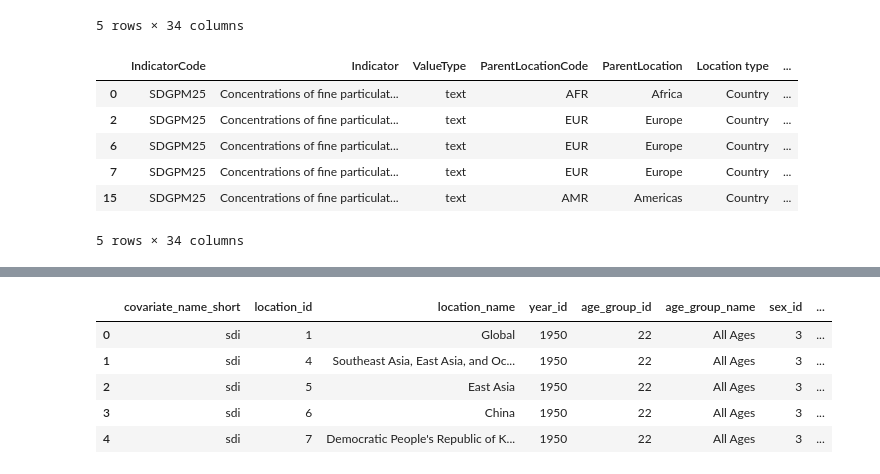
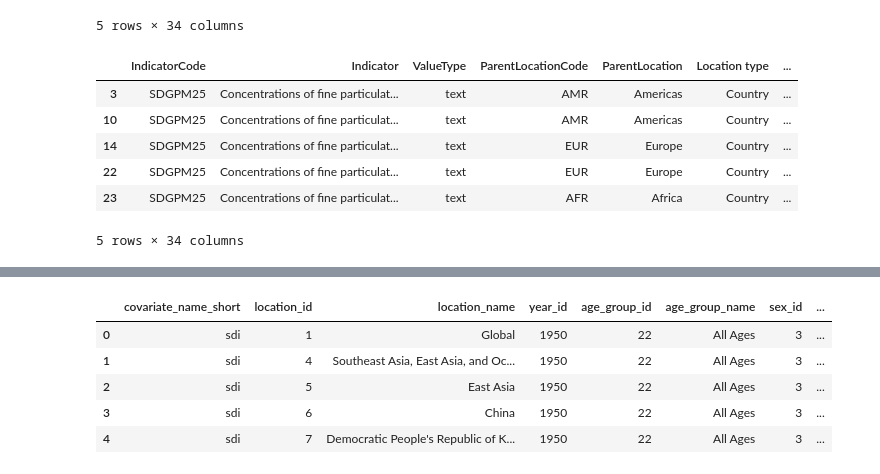
Before and after one commit to ibrahim-sisar/ET6-CDSP-group-09-repo, a Jupyter notebook: 2_data_preparation/covid_deaths_all_countries.ipynb, the cells around one changed output, grey strips where cells are left out. Drawn from its saved outputs; the diff is of its cells as text; code cells hidden in the pictures.

```diff
--- a/2_data_preparation/covid_deaths_all_countries.ipynb
+++ b/2_data_preparation/covid_deaths_all_countries.ipynb
@@ -88,20 +90,20 @@ pm25_concentration = pm25_concentration.rename(
 )
 # %%
 years_to_keep = [2010, 2011, 2012, 2013, 2014, 2015, 2016, 2017, 2018, 2019]
-category_to_keep = ["Cities"]
+category_to_keep = ["Total"]
 
 pm25_concentration = pm25_concentration[
     pm25_concentration["Year"].isin(years_to_keep)
     & pm25_concentration["Population Category"].isin(category_to_keep)
 ]
 pm25_concentration.head()
 # %% [output]
 |  | IndicatorCode | Indicator | ValueType | ParentLocationCode | ParentLocation | Location type | ... |
-| 0 | SDGPM25 | Concentrations of fine particulat... | text | AFR | Africa | Country | ... |
-| 2 | SDGPM25 | Concentrations of fine particulat... | text | EUR | Europe | Country | ... |
-| 6 | SDGPM25 | Concentrations of fine particulat... | text | EUR | Europe | Country | ... |
-| 7 | SDGPM25 | Concentrations of fine particulat... | text | EUR | Europe | Country | ... |
-| 15 | SDGPM25 | Concentrations of fine particulat... | text | AMR | Americas | Country | ... |
+| 3 | SDGPM25 | Concentrations of fine particulat... | text | AMR | Americas | Country | ... |
+| 10 | SDGPM25 | Concentrations of fine particulat... | text | AMR | Americas | Country | ... |
+| 14 | SDGPM25 | Concentrations of fine particulat... | text | EUR | Europe | Country | ... |
+| 22 | SDGPM25 | Concentrations of fine particulat... | text | EUR | Europe | Country | ... |
+| 23 | SDGPM25 | Concentrations of fine particulat... | text | AFR | Africa | Country | ... |
 5 rows × 34 columns
 # %%
 pm25_concentration = pm25_concentration.drop(
```
Also changed, not shown: parts of 23 cells of this notebook, 13 other files.
